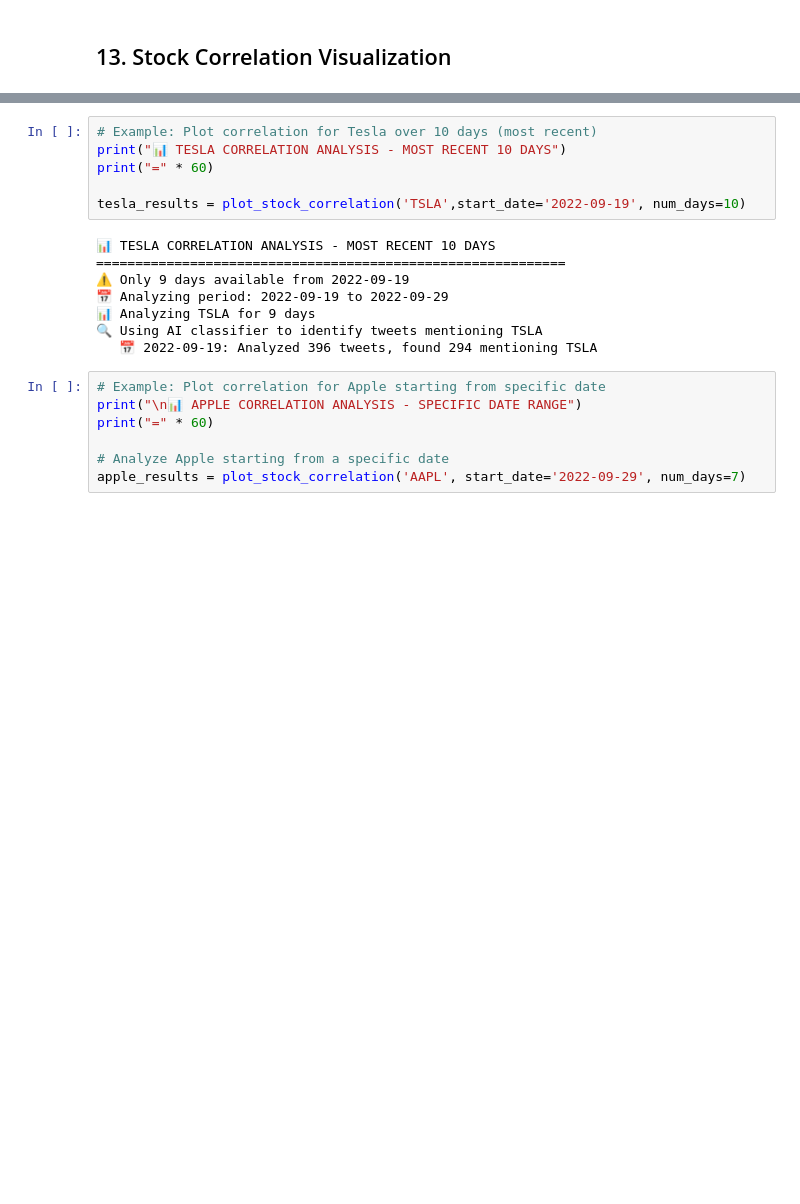
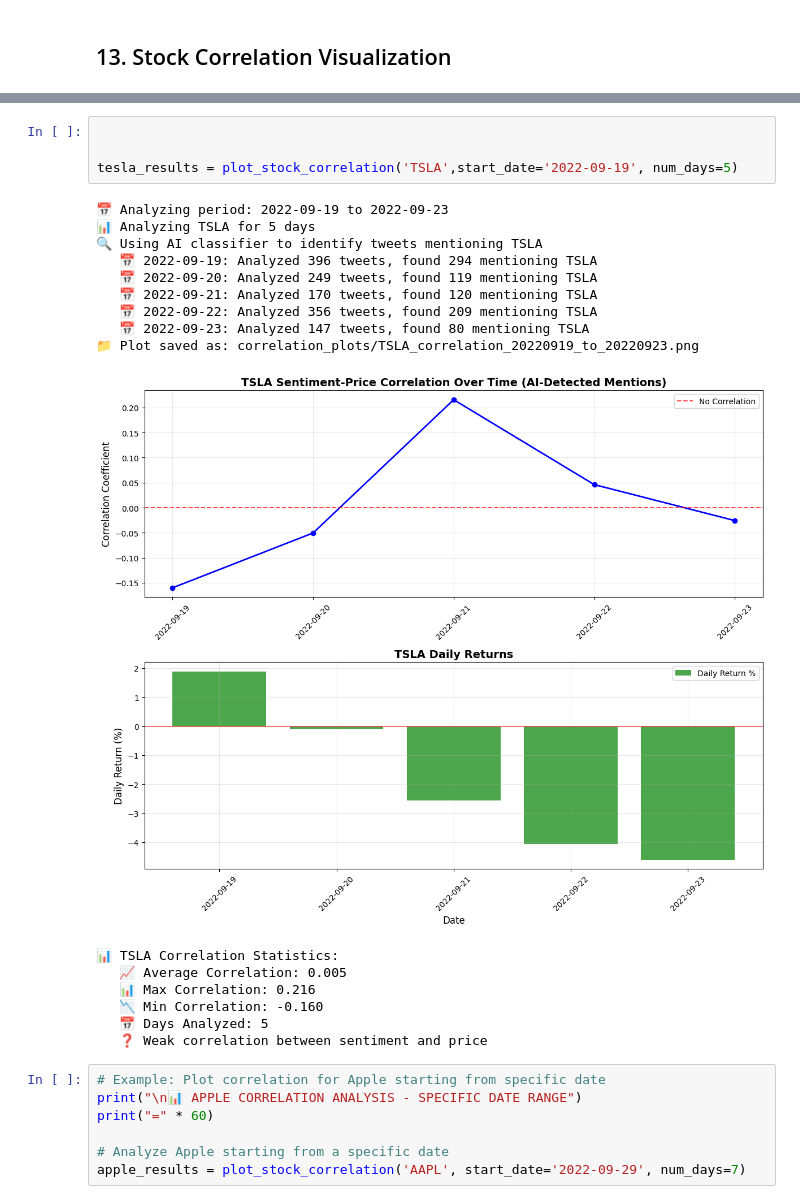
Before and after one commit to CarlKW/AI-financial-sentiment-prediction, a Jupyter notebook: unified_inference.ipynb, the cells around one changed output, grey strips where cells are left out. Cells and saved outputs as stored; diff of their text form; blank space fills up the shorter version.

Commit message:
improve plotting, optimize inference, add plot

```diff
--- a/unified_inference.ipynb
+++ b/unified_inference.ipynb
@@ -1007,19 +1046,26 @@ def plot_stock_correlation(stock_name, start_date=None, num_days=10, combined_da
         'min_correlation': min_correlation
     }
 # %%
-# Example: Plot correlation for Tesla over 10 days (most recent)
-print("📊 TESLA CORRELATION ANALYSIS - MOST RECENT 10 DAYS")
-print("=" * 60)
 
-tesla_results = plot_stock_correlation('TSLA',start_date='2022-09-19', num_days=10)
+
+tesla_results = plot_stock_correlation('TSLA',start_date='2022-09-19', num_days=5)
 # %% [output]
-📊 TESLA CORRELATION ANALYSIS - MOST RECENT 10 DAYS
-============================================================
-⚠️ Only 9 days available from 2022-09-19
-📅 Analyzing period: 2022-09-19 to 2022-09-29
-📊 Analyzing TSLA for 9 days
+📅 Analyzing period: 2022-09-19 to 2022-09-23
+📊 Analyzing TSLA for 5 days
 🔍 Using AI classifier to identify tweets mentioning TSLA
    📅 2022-09-19: Analyzed 396 tweets, found 294 mentioning TSLA
+   📅 2022-09-20: Analyzed 249 tweets, found 119 mentioning TSLA
+   📅 2022-09-21: Analyzed 170 tweets, found 120 mentioning TSLA
+   📅 2022-09-22: Analyzed 356 tweets, found 209 mentioning TSLA
+   📅 2022-09-23: Analyzed 147 tweets, found 80 mentioning TSLA
+📁 Plot saved as: correlation_plots/TSLA_correlation_20220919_to_20220923.png
+[figure, added]
+📊 TSLA Correlation Statistics:
+   📈 Average Correlation: 0.005
+   📊 Max Correlation: 0.216
+   📉 Min Correlation: -0.160
+   📅 Days Analyzed: 5
+   ❓ Weak correlation between sentiment and price
 # %%
 # Example: Plot correlation for Apple starting from specific date
 print("\n📊 APPLE CORRELATION ANALYSIS - SPECIFIC DATE RANGE")
```
Also changed, not shown: parts of 1 cell of this notebook, 1 other file.
